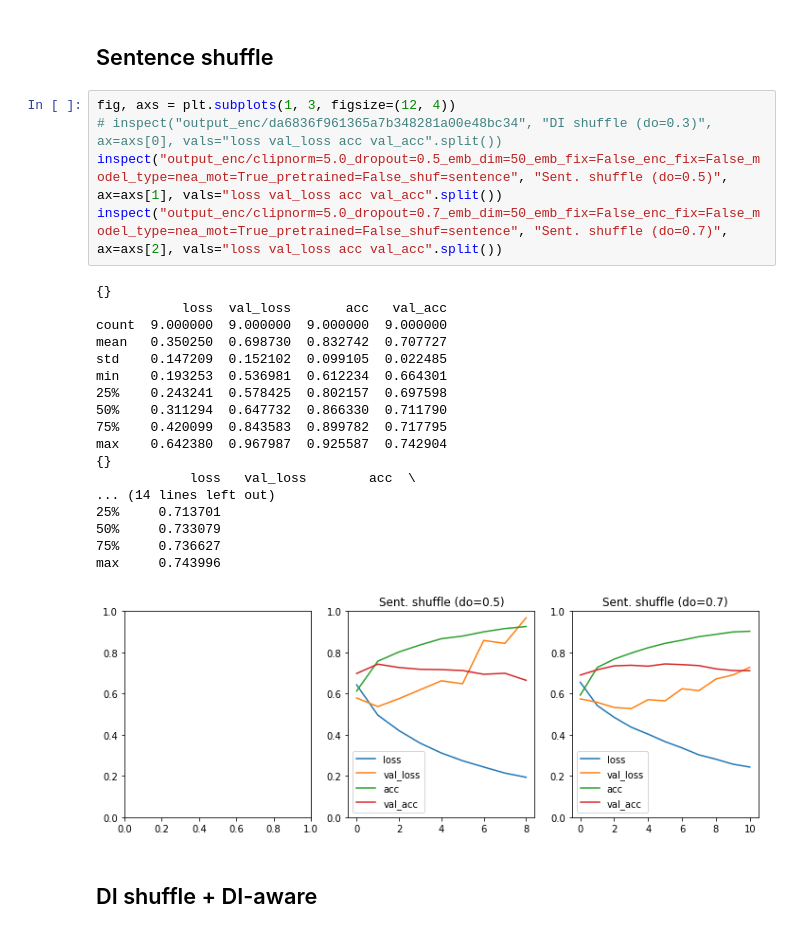
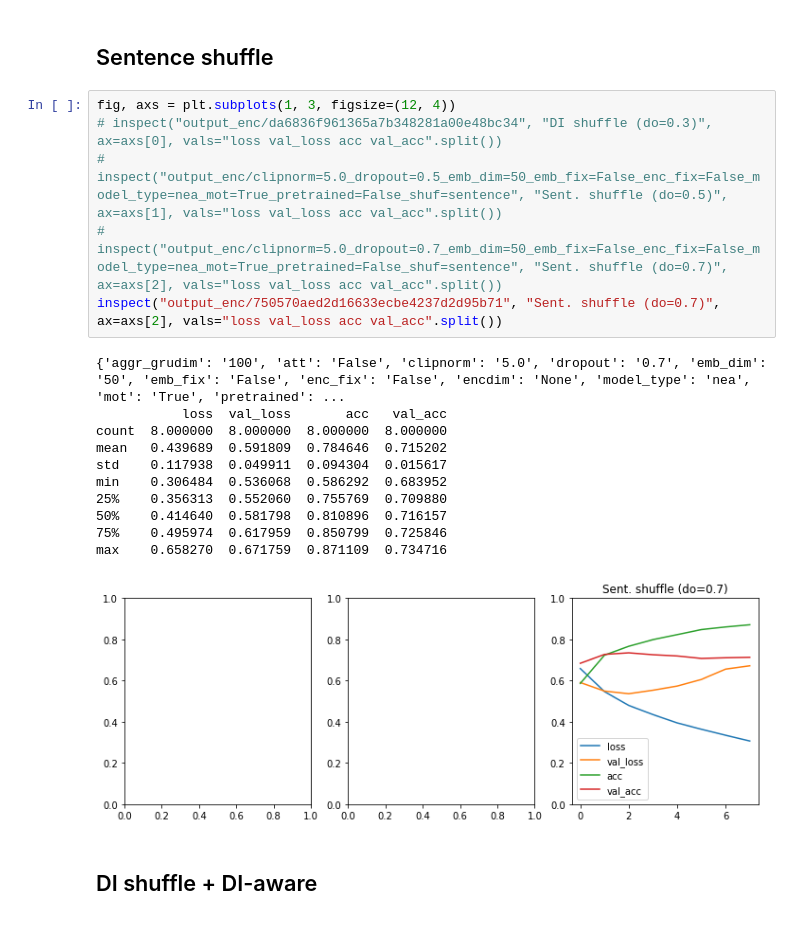
Before and after one commit to FarjanaSultanaMim/DiscoShuffle, a Jupyter notebook: jpnb/inspection.ipynb, the cells around one changed output. Saved outputs shown, nothing was run; the diff lists cells and outputs as text.

```diff
--- a/jpnb/inspection.ipynb
+++ b/jpnb/inspection.ipynb
@@ -280,27 +274,21 @@ max     0.903384
 # %%
 fig, axs = plt.subplots(1, 3, figsize=(12, 4))
 # inspect("output_enc/da6836f961365a7b348281a00e48bc34", "DI shuffle (do=0.3)", ax=axs[0], vals="loss val_loss acc val_acc".split())
-inspect("output_enc/clipnorm=5.0_dropout=0.5_emb_dim=50_emb_fix=False_enc_fix=False_model_type=nea_mot=True_pretrained=False_shuf=sentence", "Sent. shuffle (do=0.5)", ax=axs[1], vals="loss val_loss acc val_acc".split())
-inspect("output_enc/clipnorm=5.0_dropout=0.7_emb_dim=50_emb_fix=False_enc_fix=False_model_type=nea_mot=True_pretrained=False_shuf=sentence", "Sent. shuffle (do=0.7)", ax=axs[2], vals="loss val_loss acc val_acc".split())
+# inspect("output_enc/clipnorm=5.0_dropout=0.5_emb_dim=50_emb_fix=False_enc_fix=False_model_type=nea_mot=True_pretrained=False_shuf=sentence", "Sent. shuffle (do=0.5)", ax=axs[1], vals="loss val_loss acc val_acc".split())
+# inspect("output_enc/clipnorm=5.0_dropout=0.7_emb_dim=50_emb_fix=False_enc_fix=False_model_type=nea_mot=True_pretrained=False_shuf=sentence", "Sent. shuffle (do=0.7)", ax=axs[2], vals="loss val_loss acc val_acc".split())
+inspect("output_enc/750570aed2d16633ecbe4237d2d95b71", "Sent. shuffle (do=0.7)", ax=axs[2], vals="loss val_loss acc val_acc".split())
 # %% [output]
-{}
+{'aggr_grudim': '100', 'att': 'False', 'clipnorm': '5.0', 'dropout': '0.7', 'emb_dim': '50', 'emb_fix': 'False', 'enc_fix': 'False', 'encdim': 'None', 'model_type': 'nea', 'mot': 'True', 'pretrained': ...
            loss  val_loss       acc   val_acc
-count  9.000000  9.000000  9.000000  9.000000
-mean   0.350250  0.698730  0.832742  0.707727
-std    0.147209  0.152102  0.099105  0.022485
-min    0.193253  0.536981  0.612234  0.664301
-25%    0.243241  0.578425  0.802157  0.697598
-50%    0.311294  0.647732  0.866330  0.711790
-75%    0.420099  0.843583  0.899782  0.717795
-max    0.642380  0.967987  0.925587  0.742904
-{}
-            loss   val_loss        acc  \
-... (14 lines left out)
-25%     0.713701
-50%     0.733079
-75%     0.736627
-max     0.743996
+count  8.000000  8.000000  8.000000  8.000000
+mean   0.439689  0.591809  0.784646  0.715202
+std    0.117938  0.049911  0.094304  0.015617
+min    0.306484  0.536068  0.586292  0.683952
+25%    0.356313  0.552060  0.755769  0.709880
+50%    0.414640  0.581798  0.810896  0.716157
+75%    0.495974  0.617959  0.850799  0.725846
+max    0.658270  0.671759  0.871109  0.734716
-[figure, old version]
+[figure, new version]
 # %% [markdown]
 ## DI shuffle + DI-aware
 # %%
```
Also changed, not shown: parts of 1 cell of this notebook, 4 other files.
